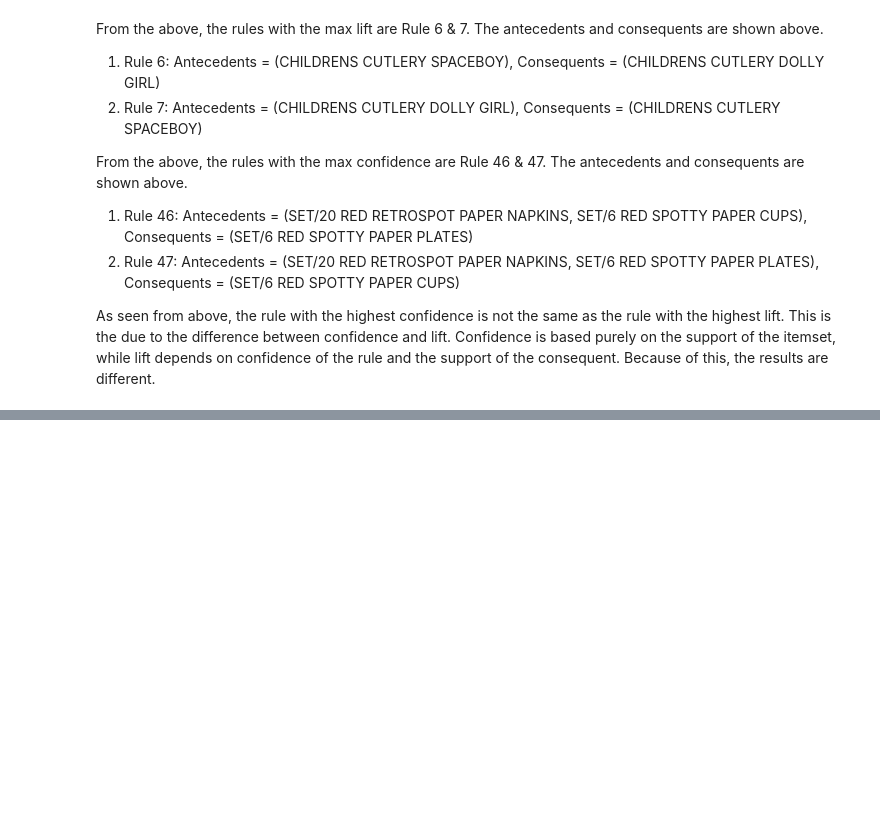
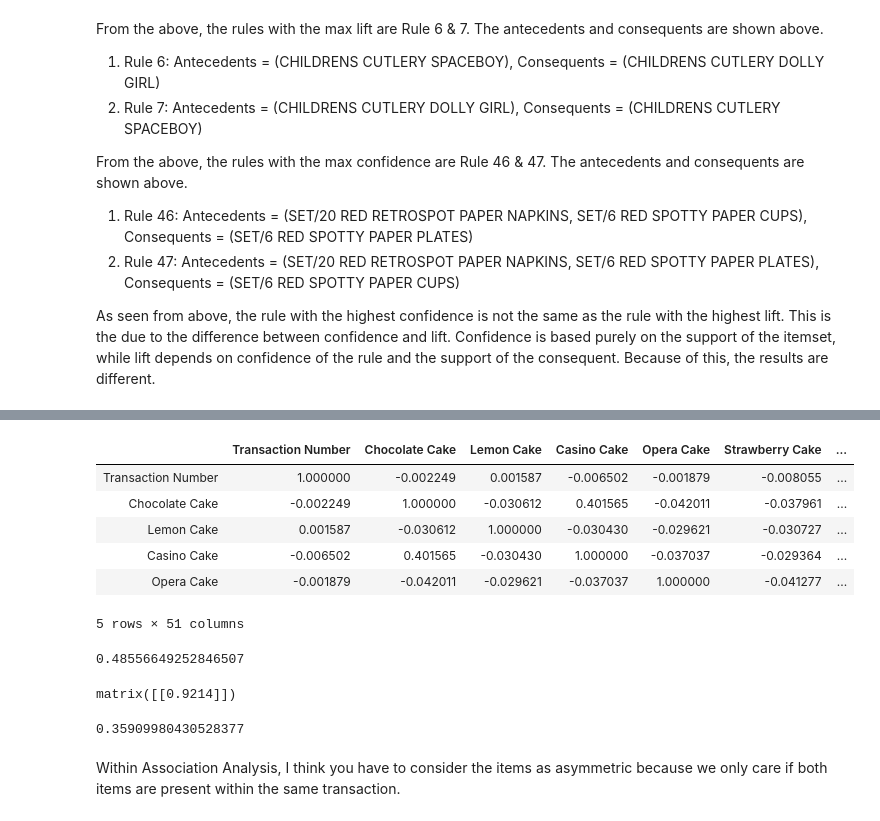
Before and after one commit to dokuritsu/CS422---Data-Mining, a Jupyter notebook: Homework/Homework 3/Homework 3.ipynb, the cells around one changed output, grey strips where cells are left out. Saved outputs shown, nothing was run; the diff lists cells and outputs as text; code cells hidden in the pictures; blank space fills up the shorter version.

```diff
--- a/Homework/Homework 3/Homework 3.ipynb
+++ b/Homework/Homework 3/Homework 3.ipynb
@@ -359,0 +378,17 @@ As seen from above, the rule with the highest confidence is not the same as the
+# %%
+#Calculate correlation across the entire dataset
+correlation = bakery.corr()
+correlation.head()
+# %% [output]
+|  | Transaction Number | Chocolate Cake | Lemon Cake | Casino Cake | Opera Cake | Strawberry Cake | ... |
+| Transaction Number | 1.000000 | -0.002249 | 0.001587 | -0.006502 | -0.001879 | -0.008055 | ... |
+| Chocolate Cake | -0.002249 | 1.000000 | -0.030612 | 0.401565 | -0.042011 | -0.037961 | ... |
+| Lemon Cake | 0.001587 | -0.030612 | 1.000000 | -0.030430 | -0.029621 | -0.030727 | ... |
+| Casino Cake | -0.006502 | 0.401565 | -0.030430 | 1.000000 | -0.037037 | -0.029364 | ... |
+| Opera Cake | -0.001879 | -0.042011 | -0.029621 | -0.037037 | 1.000000 | -0.041277 | ... |
+5 rows × 51 columns
+# %%
+#The correlation between 'Chocolate Cake' & 'Choclate Coffee' is:
+correlation.loc['Chocolate Cake','Chocolate Coffee']
+# %% [output]
+0.48556649252846507
@@ -359,0 +459,14 @@ As seen from above, the rule with the highest confidence is not the same as the
+# %%
+#To understand if an item is symmetric or asymmetric, it's best to compare the Simple Matching Coefficient with
+#the Jaccard Coefficient
+col1 = bakery['Chocolate Cake']
+col2 = bakery['Chocolate Coffee']
+similarity(col1, col2, 'smc')
+# %% [output]
+matrix([[0.9214]])
+# %%
+jaccard_score(col1, col2)
+# %% [output]
+0.35909980430528377
+# %% [markdown]
+Within Association Analysis, I think you have to consider the items as asymmetric because we only care if both items are present within the same transaction.
```
Also changed, not shown: parts of 5 cells of this notebook, 1 other file.
